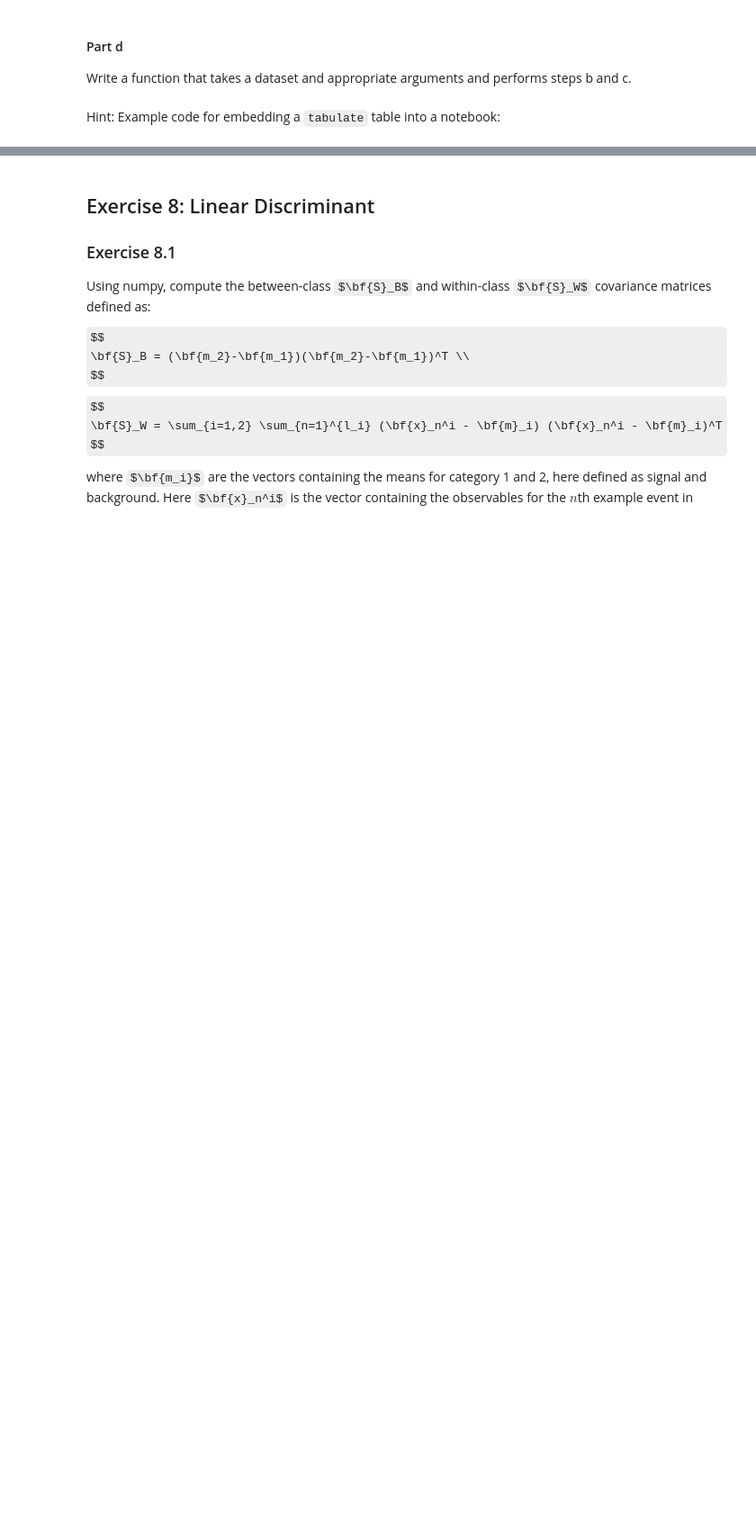
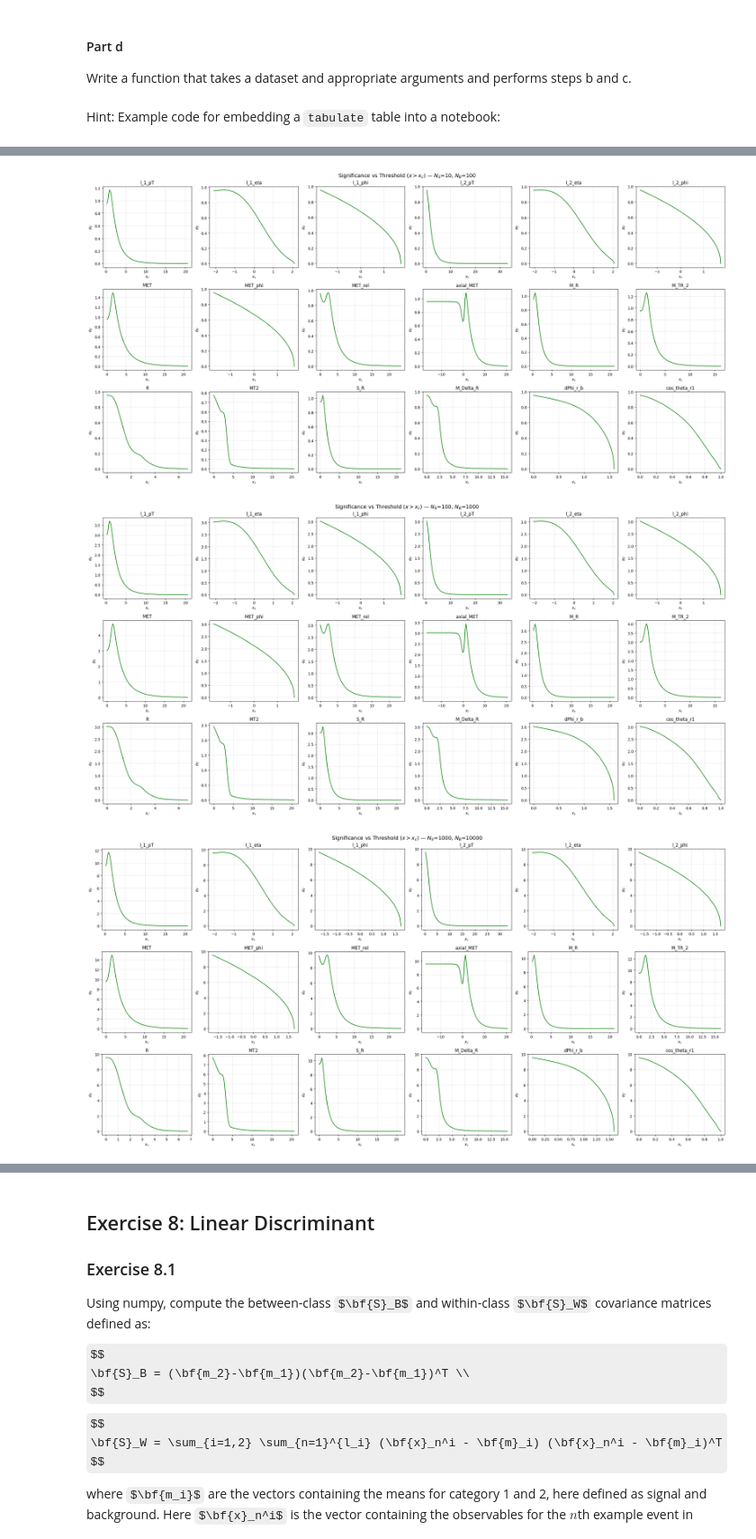
Before and after one commit to AnhkHuynh/DATA3402.Spring.2026, a Jupyter notebook: Labs/Lab.7/Lab.7.ipynb, the cells around one changed output, grey strips where cells are left out. Shown at 90% size. Saved outputs shown, nothing was run; the diff lists cells and outputs as text; code cells hidden in the pictures; some formulas as TeX source; blank space fills up the shorter version.

```diff
--- a/Labs/Lab.7/Lab.7.ipynb
+++ b/Labs/Lab.7/Lab.7.ipynb
@@ -506,3 +624,55 @@ Plot the significance ($\sigma_{S'}$) for each observable as function of $x_c$ f
 $\sigma_{S'}= \frac{N'_S}{\sqrt{N'_S+N'_B}}$
 
 and $N'_{S,B} = \epsilon_{S,B}(x_c) * N_{S,B}$.
+# %%
+# Exercise 5.3: Significance plots for each scenario
+
+all_vars = VarNames[1:]
+thresholds_n = 100
+
+scenarios = [
+    (10, 100),
+    (100, 1000),
+    (1000, 10000),
+    (10000, 100000),
+]
+
+for NS, NB in scenarios:
+    fig, axes = plt.subplots(3, 6, figsize=(24, 12))
+    axes = axes.flatten()
+
+    for idx, var in enumerate(all_vars):
+        thresholds = np.linspace(df[var].min(), df[var].max(), thresholds_n)
+        significances = []
+
+        for xc in thresholds:
+            eps_s = (df_sig[var] > xc).sum() / len(df_sig)
+            eps_b = (df_bkg[var] > xc).sum() / len(df_bkg)
+
+            Ns_prime = eps_s * NS
+            Nb_prime = eps_b * NB
+
+            if Ns_prime + Nb_prime > 0:
+                sig = Ns_prime / np.sqrt(Ns_prime + Nb_prime)
+            else:
+                sig = 0.0
+
+            significances.append(sig)
+
+        axes[idx].plot(thresholds, significances, color='green')
+        axes[idx].set_title(var)
+        axes[idx].set_xlabel('$x_c$')
+        axes[idx].set_ylabel('$\\sigma_{S\'}$')
+        axes[idx].grid(True, alpha=0.3)
+
+    # Hide unused subplots
+    for idx in range(len(all_vars), len(axes)):
+        axes[idx].set_visible(False)
+
+    plt.suptitle(f'Significance vs Threshold ($x > x_c$) — $N_S$={NS}, $N_B$={NB}', fontsize=14)
+    plt.tight_layout()
+    plt.show()
+# %% [output]
+[figure, added]
+[figure, added]
+[figure, added]
```
Also changed, not shown: parts of 31 cells of this notebook.
